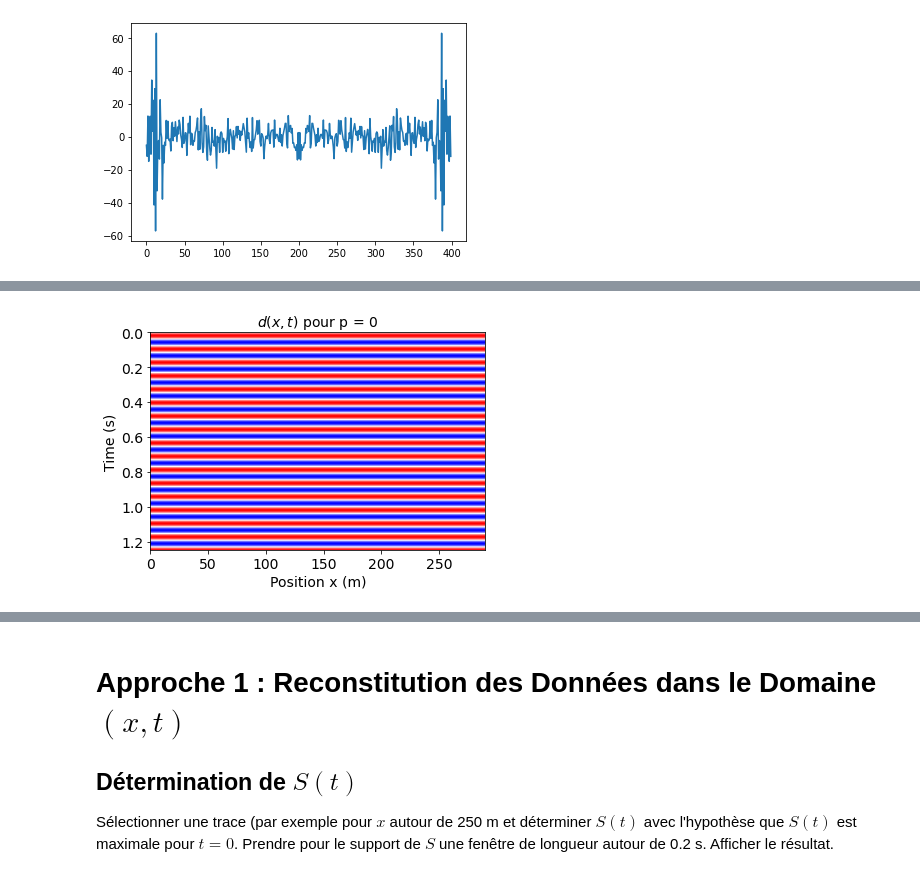
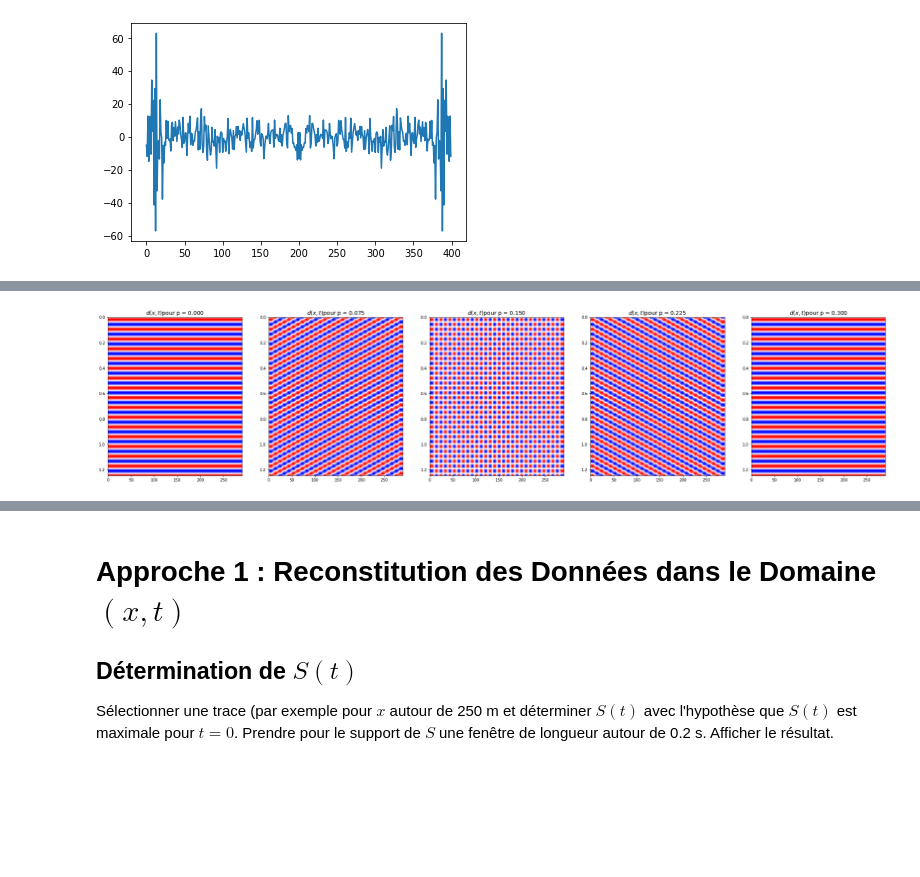
Before and after one commit to 21pili/tds, a Jupyter notebook: mini_projet_groupe1.ipynb, the cells around one changed output, grey strips where cells are left out. Drawn from its saved outputs; the diff is of its cells as text; code cells hidden in the pictures; blank space fills up the shorter version.

```diff
--- a/mini_projet_groupe1.ipynb
+++ b/mini_projet_groupe1.ipynb
@@ -146,15 +173,33 @@ def d(p):
     return d_p
 # %%
-d_0 = d(0)
-vmax    = np.max(np.abs(d_0))
-fig = plt.figure()
-av = plt.subplot(111)
-plt.imshow(d_0,extent=[ax[0],ax[-1],at[-1],at[0]],aspect='auto')
-plt.title(r"$d(x,t)$ pour p = 0", fontsize = labelsize)
-av.set_ylabel("Time (s)", fontsize = labelsize)
-av.set_xlabel("Position x (m)", fontsize = labelsize)
-av.tick_params(axis='both', which='major', labelsize=labelsize)
-plt.clim([-vmax,vmax])
-plt.set_cmap('bwr')
+n = 5
+p_min = 0
+p_max = 0.3
+
+plt.figure(figsize=(20,8))
+plt.gcf().subplots_adjust(left = 0.125, bottom = 0.2,
+                                        right = 1.5,
+                                        top = 0.9,
+                                        wspace = 0.2,
+                                        hspace = 0)
+
+i = 1
+for p in np.linspace(p_min, p_max, n):
+
+    plt.subplot(1,n,i)
+    d_p = d(p)
+
+    vmax = np.max(np.abs(d_p))
+    plt.imshow(d_p,extent=[ax[0],ax[-1],at[-1],at[0]],aspect='auto')
+    plt.title(r"$d(x,t)$" + f"pour p = {p:.3f}", fontsize = labelsize)
+    av.set_ylabel("Time (s)", fontsize = labelsize)
+    av.set_xlabel("Position x (m)", fontsize = labelsize)
+    av.tick_params(axis='both', which='major', labelsize=labelsize)
+    plt.clim([-vmax,vmax])
+    plt.set_cmap('bwr')
+
+    i+=1
+
+plt.show()
 # %% [output]
-[figure, old version]
+[figure, new version]
```
Also changed, not shown: parts of 9 cells of this notebook.
